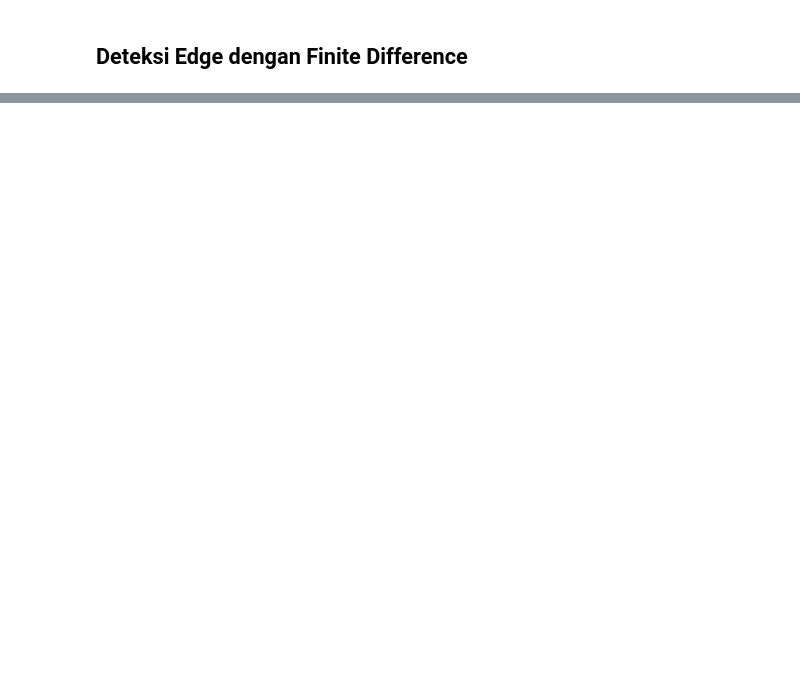
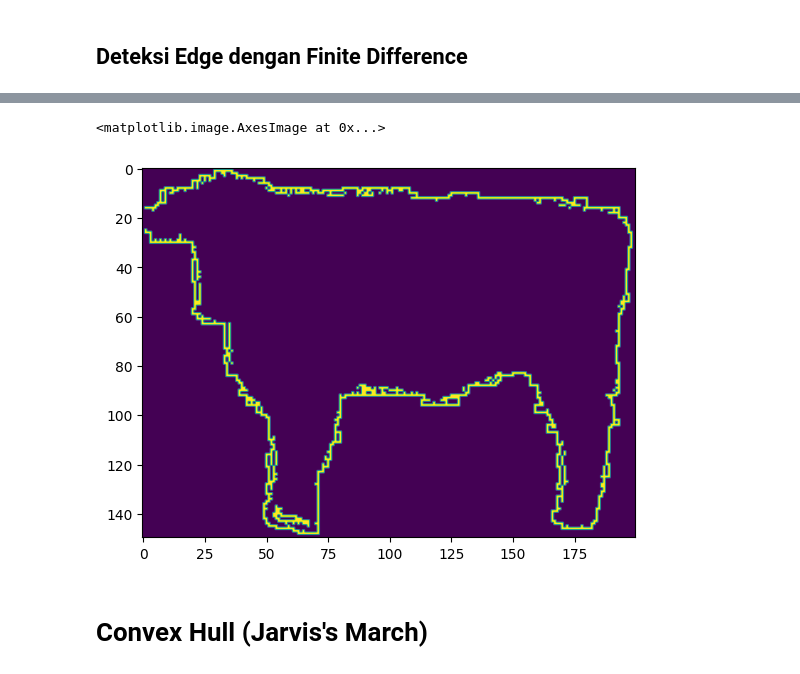
Before and after one commit to naragift/sapixy, a Jupyter notebook: main.ipynb, the cells around one changed output, grey strips where cells are left out. Saved outputs shown, nothing was run; the diff lists cells and outputs as text; code cells hidden in the pictures; blank space fills up the shorter version.

```diff
--- a/main.ipynb
+++ b/main.ipynb
@@ -129,0 +160,48 @@ display_im(result)
+# %%
+def connected_component_labeling(edges):
+    height, width = len(edges), len(edges[0])
+    visited = [[False] * width for _ in range(height)]
+    components = []
+
+    def dfs(i, j, component):
+        if i < 0 or i >= height or j < 0 or j >= width:
+            return
+        if visited[i][j] or edges[i][j] != 255:
+            return
+
+        visited[i][j] = True
+        component.append((i, j))
+
+        # Explore the 8-connectivity neighbors
+        for dx in [-1, 0, 1]:
+            for dy in [-1, 0, 1]:
+                dfs(i + dx, j + dy, component)
+
+    # Perform connected component labeling
+    for i in range(height):
+        for j in range(width):
+            if not visited[i][j] and edges[i][j] == 255:
+                component = []
+                dfs(i, j, component)
+                components.append(component)
+
+    return components
+
+
+def remove_disconnected_dots(edges, min_dot_size):
+    components = connected_component_labeling(edges)
+
+    # Remove small disconnected dots
+    for component in components:
+        if len(component) < min_dot_size:
+            for i, j in component:
+                edges[i][j] = 0
+
+    return edges
+
+plt.imshow(remove_disconnected_dots(detected_edges, 40))
+# %% [output]
+<matplotlib.image.AxesImage at 0x...>
+[figure, added]
+# %% [markdown]
+# Convex Hull (Jarvis's March)
```
Also changed, not shown: parts of 12 cells of this notebook.
